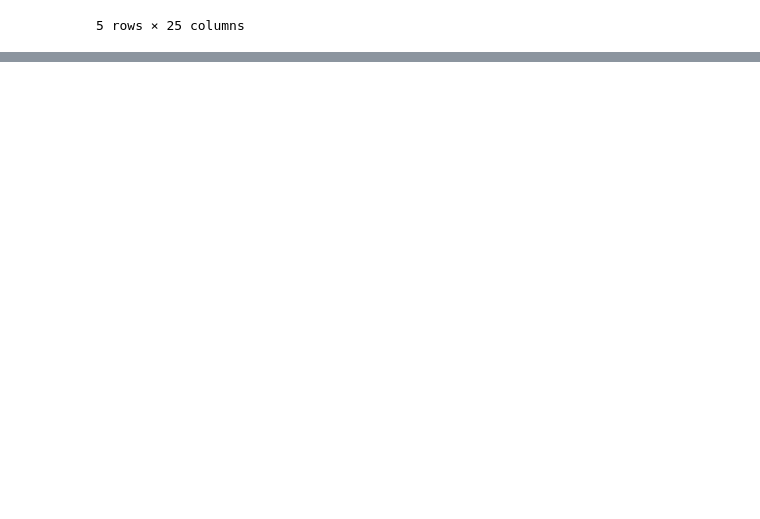
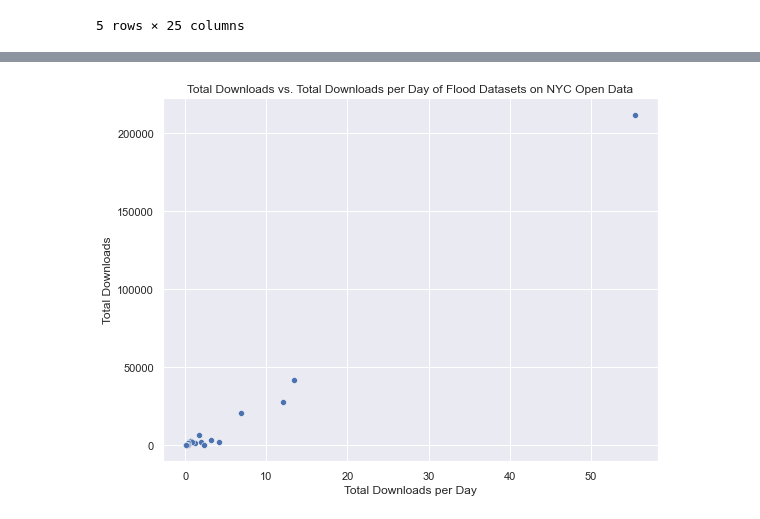
Before and after one commit to mebauer/nyc-flood-data, a Jupyter notebook: analysis.ipynb, the cells around one changed output, grey strips where cells are left out. Cells and saved outputs as stored; diff of their text form; code cells hidden in the pictures; blank space fills up the shorter version.

```diff
--- a/analysis.ipynb
+++ b/analysis.ipynb
@@ -337,0 +363,16 @@ plt.tight_layout()
+# %%
+fig, ax = plt.subplots(figsize=(8, 6))
+
+sns.scatterplot(
+    x=df['download_per_day'],
+    y=df['download_count'],
+    ax=ax
+)
+
+plt.title('Total Downloads vs. Total Downloads per Day of Flood Datasets on NYC Open Data')
+plt.xlabel('Total Downloads per Day')
+plt.ylabel('Total Downloads')
+
+plt.tight_layout()
+# %% [output]
+[figure, added]
```
Also changed, not shown: parts of 40 cells of this notebook, 5 other files.
